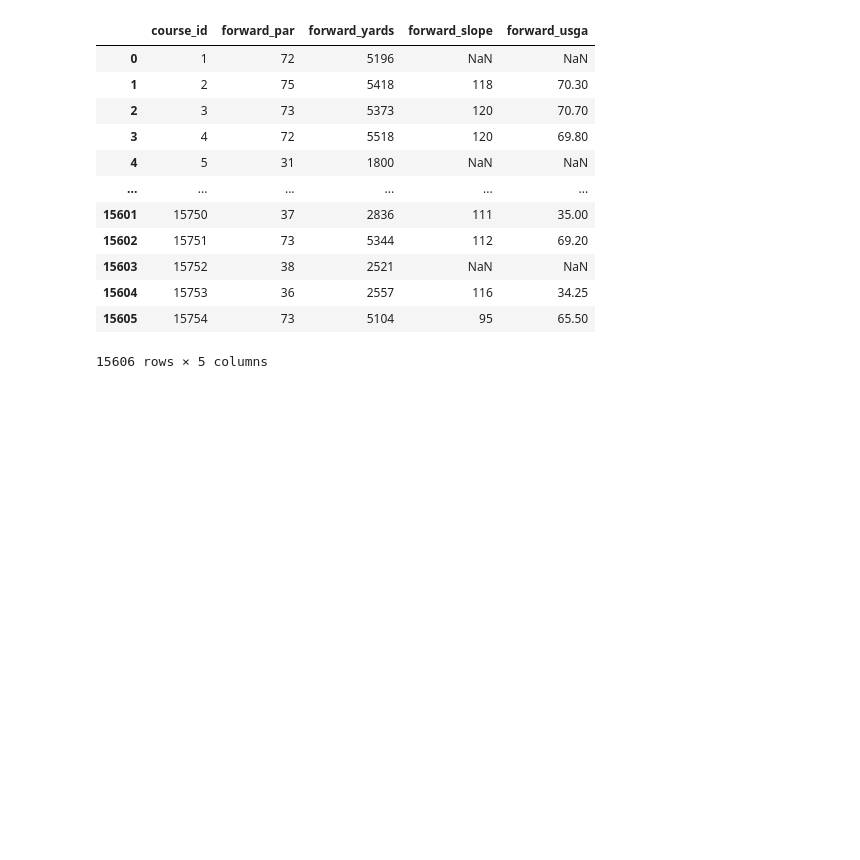
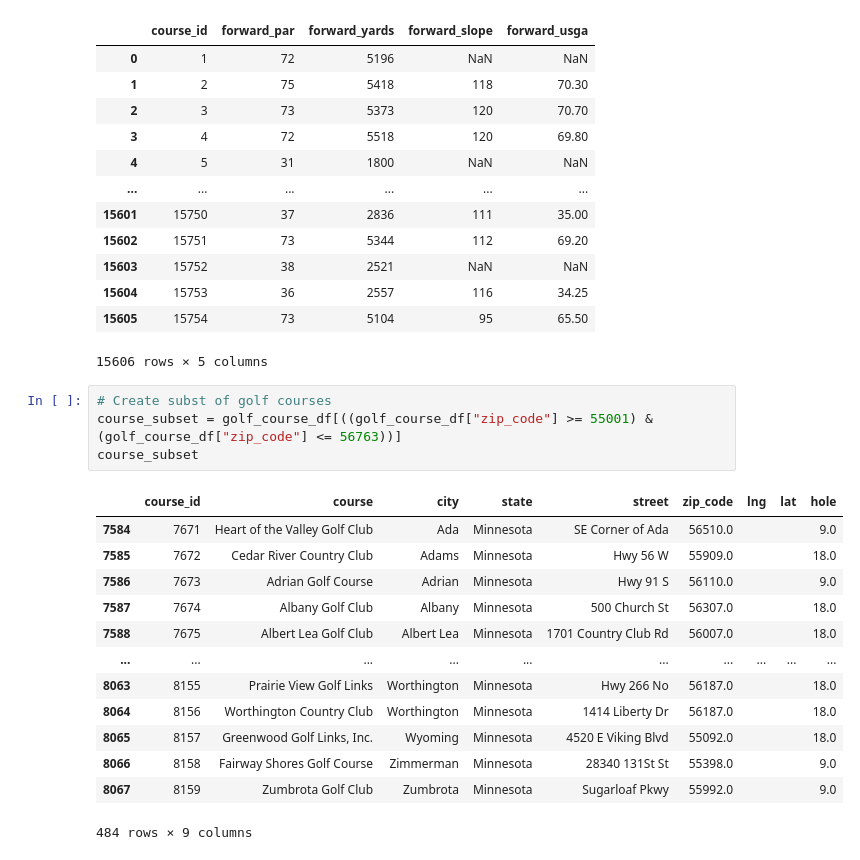
Before and after one commit to emilyfrels/project-2, a Jupyter notebook: golf_details.ipynb, the cells around one changed output. Drawn from its saved outputs; the diff is of its cells as text; blank space fills up the shorter version.

```diff
--- a/golf_details.ipynb
+++ b/golf_details.ipynb
@@ -302,3 +315,21 @@ forward_tees
 | 15604 | 15753 | 36 | 2557 | 116 | 34.25 |
 | 15605 | 15754 | 73 | 5104 | 95 | 65.50 |
 15606 rows × 5 columns
+# %%
+# Create subst of golf courses
+course_subset = golf_course_df[((golf_course_df["zip_code"] >= 55001) & (golf_course_df["zip_code"] <= 56763))]
+course_subset
+# %% [output]
+|  | course_id | course | city | state | street | zip_code | lng | lat | hole |
+| 7584 | 7671 | Heart of the Valley Golf Club | Ada | Minnesota | SE Corner of Ada | 56510.0 |  |  | 9.0 |
+| 7585 | 7672 | Cedar River Country Club | Adams | Minnesota | Hwy 56 W | 55909.0 |  |  | 18.0 |
+| 7586 | 7673 | Adrian Golf Course | Adrian | Minnesota | Hwy 91 S | 56110.0 |  |  | 9.0 |
+| 7587 | 7674 | Albany Golf Club | Albany | Minnesota | 500 Church St | 56307.0 |  |  | 18.0 |
+| 7588 | 7675 | Albert Lea Golf Club | Albert Lea | Minnesota | 1701 Country Club Rd | 56007.0 |  |  | 18.0 |
+| ... | ... | ... | ... | ... | ... | ... | ... | ... | ... |
+| 8063 | 8155 | Prairie View Golf Links | Worthington | Minnesota | Hwy 266 No | 56187.0 |  |  | 18.0 |
+| 8064 | 8156 | Worthington Country Club | Worthington | Minnesota | 1414 Liberty Dr | 56187.0 |  |  | 18.0 |
+| 8065 | 8157 | Greenwood Golf Links, Inc. | Wyoming | Minnesota | 4520 E Viking Blvd | 55092.0 |  |  | 18.0 |
+| 8066 | 8158 | Fairway Shores Golf Course | Zimmerman | Minnesota | 28340 131St St | 55398.0 |  |  | 9.0 |
+| 8067 | 8159 | Zumbrota Golf Club | Zumbrota | Minnesota | Sugarloaf Pkwy | 55992.0 |  |  | 9.0 |
+484 rows × 9 columns
```
Also changed, not shown: parts of 9 cells of this notebook, 1 other file.
